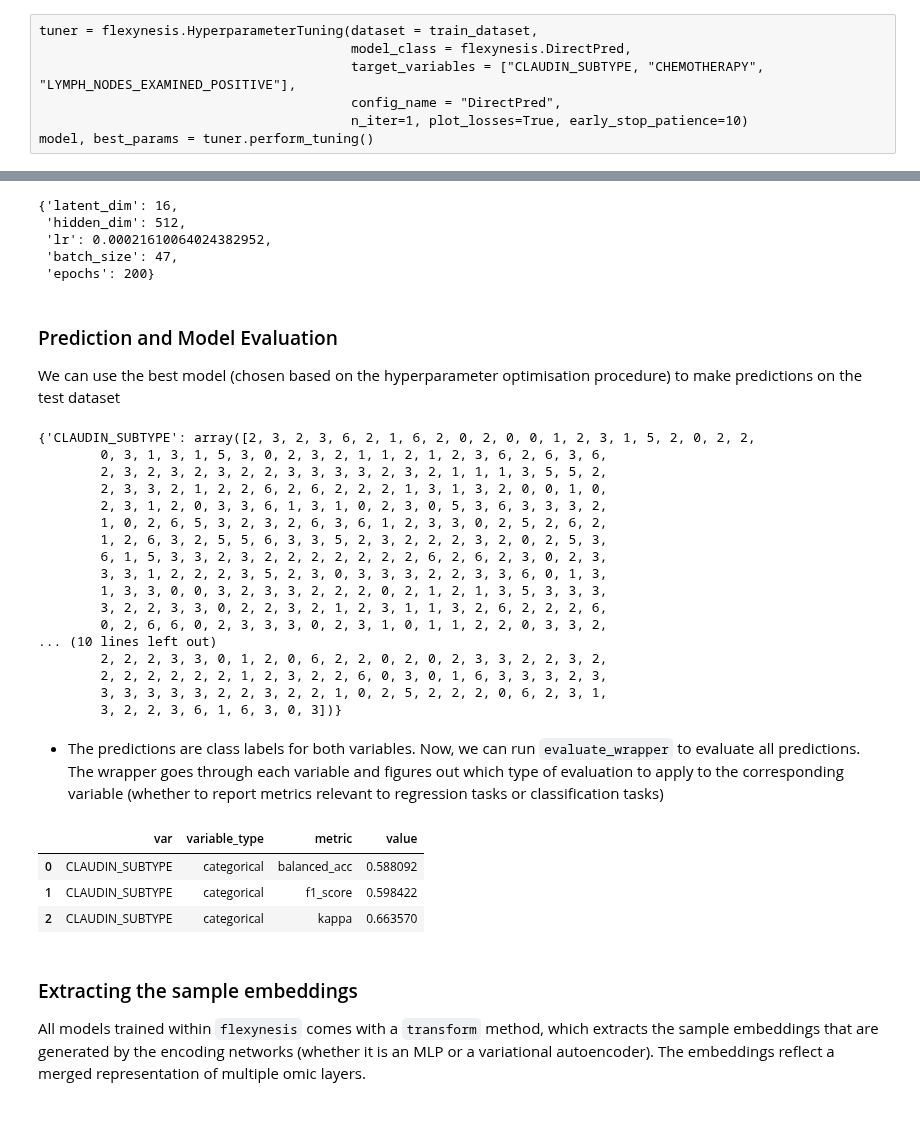
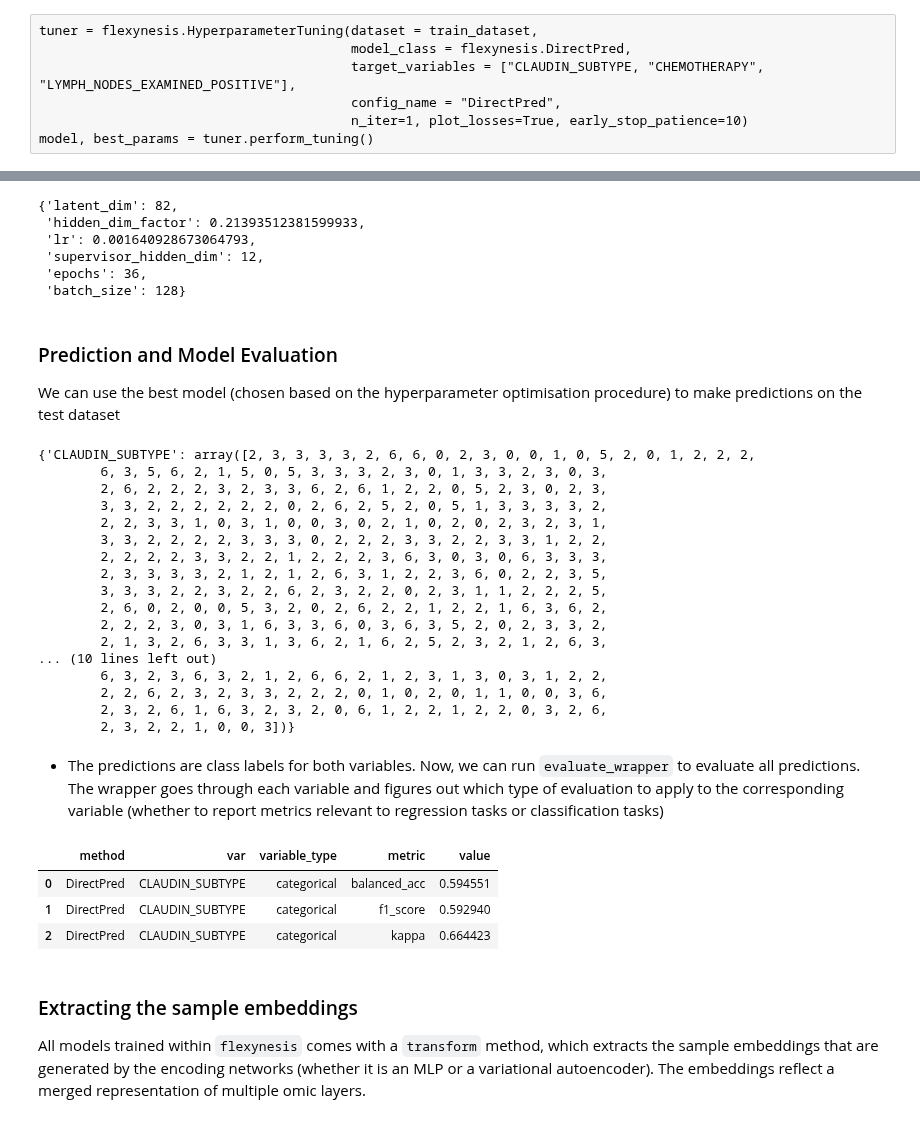
Before and after one commit to BIMSBbioinfo/flexynesis, a Jupyter notebook: examples/tutorials/brca_subtypes.ipynb, the cells around one changed output, grey strips where cells are left out. Saved outputs shown, nothing was run; the diff lists cells and outputs as text; code cells hidden in the pictures.

```diff
--- a/examples/tutorials/brca_subtypes.ipynb
+++ b/examples/tutorials/brca_subtypes.ipynb
@@ -13,6 +9,6 @@ Global seed set to 42
 # %%
 # parameters cell (required to pass arguments to the notebook) (see View -> show right sidebar -> add tag -> parameters)
-HPO_ITER = 20 # number of HPO iterations for final modeling run
+HPO_ITER = 5 # number of HPO iterations for final modeling run
 # %% [markdown]
 # Modeling Breast Cancer Subtypes
 # %% [markdown]
@@ -84,7 +81,11 @@ Data importing includes:
 # %%
 data_importer = flexynesis.DataImporter(path ='./brca_metabric_processed/',
                                         data_types = ['gex', 'cna'],
-                                        concatenate=False, top_percentile=10, min_features=1000)
+                                        concatenate=False,
+                                        top_percentile=10,
+                                        min_features=100,
+                                        variance_threshold=0.8, # set to 0.8 for 80%
+                                       )
 train_dataset, test_dataset = data_importer.import_data()
 # %% [output]
 [INFO] ================= Importing Data =================
@@ -374,11 +363,12 @@ DirectPred(
 # %%
 best_params
 # %% [output]
-{'latent_dim': 16,
- 'hidden_dim': 512,
- 'lr': 0.00021610064024382952,
- 'batch_size': 47,
- 'epochs': 200}
+{'latent_dim': 82,
+ 'hidden_dim_factor': 0.21393512381599933,
+ 'lr': 0.001640928673064793,
+ 'supervisor_hidden_dim': 12,
+ 'epochs': 36,
+ 'batch_size': 128}
 # %% [markdown]
 ### Prediction and Model Evaluation
 
@@ -388,34 +378,34 @@ y_pred_dict = model.predict(test_dataset)
 # %%
 y_pred_dict
 # %% [output]
-{'CLAUDIN_SUBTYPE': array([2, 3, 2, 3, 6, 2, 1, 6, 2, 0, 2, 0, 0, 1, 2, 3, 1, 5, 2, 0, 2, 2,
-        0, 3, 1, 3, 1, 5, 3, 0, 2, 3, 2, 1, 1, 2, 1, 2, 3, 6, 2, 6, 3, 6,
-        2, 3, 2, 3, 2, 3, 2, 2, 3, 3, 3, 3, 2, 3, 2, 1, 1, 1, 3, 5, 5, 2,
-        2, 3, 3, 2, 1, 2, 2, 6, 2, 6, 2, 2, 2, 1, 3, 1, 3, 2, 0, 0, 1, 0,
-        2, 3, 1, 2, 0, 3, 3, 6, 1, 3, 1, 0, 2, 3, 0, 5, 3, 6, 3, 3, 3, 2,
-        1, 0, 2, 6, 5, 3, 2, 3, 2, 6, 3, 6, 1, 2, 3, 3, 0, 2, 5, 2, 6, 2,
-        1, 2, 6, 3, 2, 5, 5, 6, 3, 3, 5, 2, 3, 2, 2, 2, 3, 2, 0, 2, 5, 3,
-        6, 1, 5, 3, 3, 2, 3, 2, 2, 2, 2, 2, 2, 2, 6, 2, 6, 2, 3, 0, 2, 3,
-        3, 3, 1, 2, 2, 2, 3, 5, 2, 3, 0, 3, 3, 3, 2, 2, 3, 3, 6, 0, 1, 3,
-        1, 3, 3, 0, 0, 3, 2, 3, 3, 2, 2, 2, 0, 2, 1, 2, 1, 3, 5, 3, 3, 3,
-        3, 2, 2, 3, 3, 0, 2, 2, 3, 2, 1, 2, 3, 1, 1, 3, 2, 6, 2, 2, 2, 6,
-        0, 2, 6, 6, 0, 2, 3, 3, 3, 0, 2, 3, 1, 0, 1, 1, 2, 2, 0, 3, 3, 2,
+{'CLAUDIN_SUBTYPE': array([2, 3, 3, 3, 3, 2, 6, 6, 0, 2, 3, 0, 0, 1, 0, 5, 2, 0, 1, 2, 2, 2,
+        6, 3, 5, 6, 2, 1, 5, 0, 5, 3, 3, 3, 2, 3, 0, 1, 3, 3, 2, 3, 0, 3,
+        2, 6, 2, 2, 2, 3, 2, 3, 3, 6, 2, 6, 1, 2, 2, 0, 5, 2, 3, 0, 2, 3,
+        3, 3, 2, 2, 2, 2, 2, 2, 0, 2, 6, 2, 5, 2, 0, 5, 1, 3, 3, 3, 3, 2,
+        2, 2, 3, 3, 1, 0, 3, 1, 0, 0, 3, 0, 2, 1, 0, 2, 0, 2, 3, 2, 3, 1,
+        3, 3, 2, 2, 2, 2, 3, 3, 3, 0, 2, 2, 2, 3, 3, 2, 2, 3, 3, 1, 2, 2,
+        2, 2, 2, 2, 3, 3, 2, 2, 1, 2, 2, 2, 3, 6, 3, 0, 3, 0, 6, 3, 3, 3,
+        2, 3, 3, 3, 3, 2, 1, 2, 1, 2, 6, 3, 1, 2, 2, 3, 6, 0, 2, 2, 3, 5,
+        3, 3, 3, 2, 2, 3, 2, 2, 6, 2, 3, 2, 2, 0, 2, 3, 1, 1, 2, 2, 2, 5,
+        2, 6, 0, 2, 0, 0, 5, 3, 2, 0, 2, 6, 2, 2, 1, 2, 2, 1, 6, 3, 6, 2,
+        2, 2, 2, 3, 0, 3, 1, 6, 3, 3, 6, 0, 3, 6, 3, 5, 2, 0, 2, 3, 3, 2,
+        2, 1, 3, 2, 6, 3, 3, 1, 3, 6, 2, 1, 6, 2, 5, 2, 3, 2, 1, 2, 6, 3,
 ... (10 lines left out)
-        2, 2, 2, 3, 3, 0, 1, 2, 0, 6, 2, 2, 0, 2, 0, 2, 3, 3, 2, 2, 3, 2,
-        2, 2, 2, 2, 2, 2, 1, 2, 3, 2, 2, 6, 0, 3, 0, 1, 6, 3, 3, 3, 2, 3,
-        3, 3, 3, 3, 3, 2, 2, 3, 2, 2, 1, 0, 2, 5, 2, 2, 2, 0, 6, 2, 3, 1,
-        3, 2, 2, 3, 6, 1, 6, 3, 0, 3])}
+        6, 3, 2, 3, 6, 3, 2, 1, 2, 6, 6, 2, 1, 2, 3, 1, 3, 0, 3, 1, 2, 2,
+        2, 2, 6, 2, 3, 2, 3, 3, 2, 2, 2, 0, 1, 0, 2, 0, 1, 1, 0, 0, 3, 6,
+        2, 3, 2, 6, 1, 6, 3, 2, 3, 2, 0, 6, 1, 2, 2, 1, 2, 2, 0, 3, 2, 6,
+        2, 3, 2, 2, 1, 0, 0, 3])}
 # %% [markdown]
 - The predictions are class labels for both variables. Now, we can run `evaluate_wrapper` to evaluate all predictions.
 The wrapper goes through each variable and figures out which type of evaluation to apply to the corresponding variable (whether to report metrics relevant to regression tasks or classification tasks)
 # %%
-metrics_df = flexynesis.evaluate_wrapper(y_pred_dict, test_dataset)
+metrics_df = flexynesis.evaluate_wrapper(method = 'DirectPred', y_pred_dict=y_pred_dict, dataset = test_dataset)
 metrics_df
 # %% [output]
-|  | var | variable_type | metric | value |
-| 0 | CLAUDIN_SUBTYPE | categorical | balanced_acc | 0.588092 |
-| 1 | CLAUDIN_SUBTYPE | categorical | f1_score | 0.598422 |
-| 2 | CLAUDIN_SUBTYPE | categorical | kappa | 0.663570 |
+|  | method | var | variable_type | metric | value |
+| 0 | DirectPred | CLAUDIN_SUBTYPE | categorical | balanced_acc | 0.594551 |
+| 1 | DirectPred | CLAUDIN_SUBTYPE | categorical | f1_score | 0.592940 |
+| 2 | DirectPred | CLAUDIN_SUBTYPE | categorical | kappa | 0.664423 |
 # %% [markdown]
 ### Extracting the sample embeddings
 
```
Also changed, not shown: parts of 18 cells of this notebook, 6 other files.
